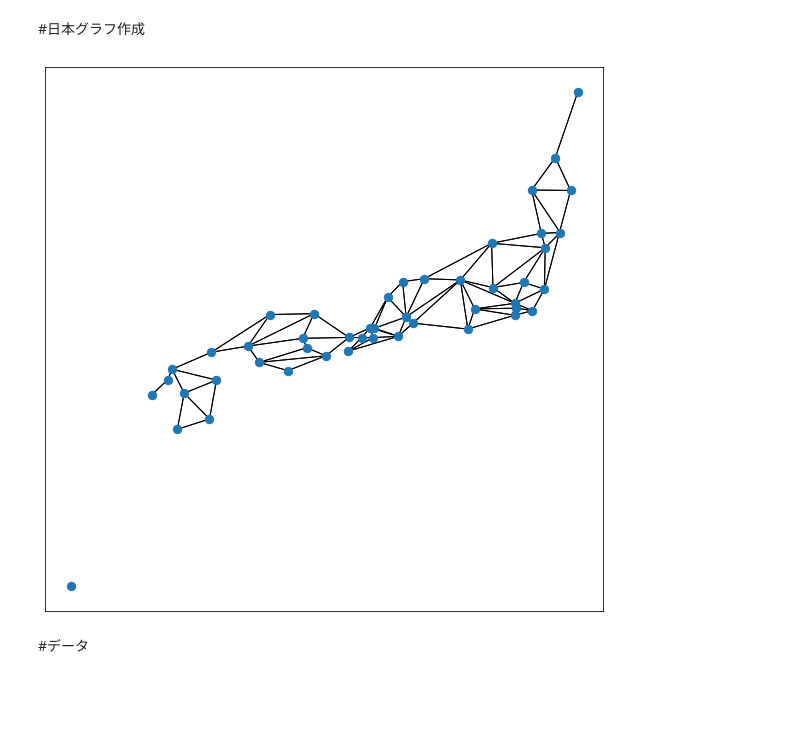
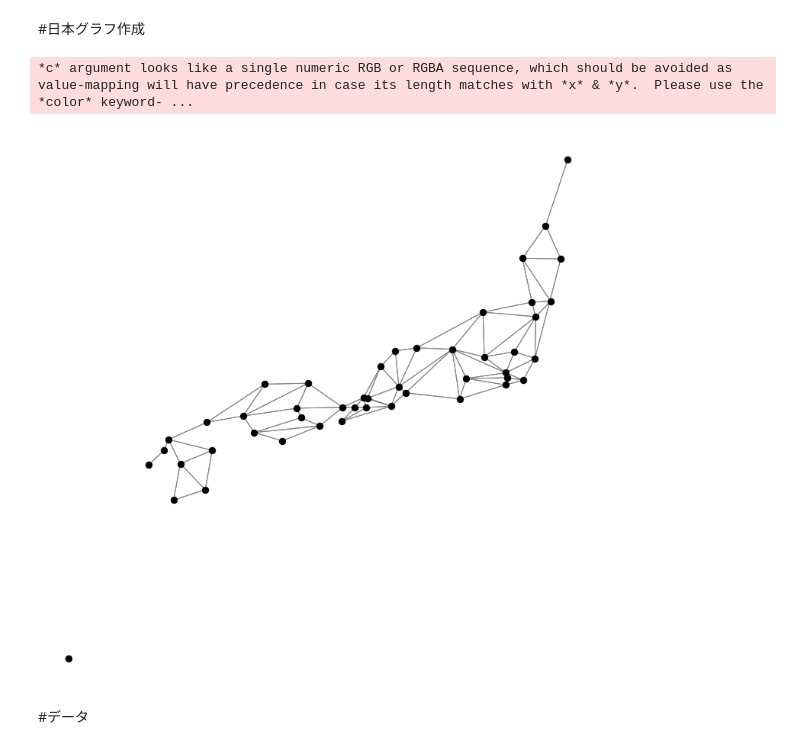
Before and after one commit to sirakik/japan_graph, a Jupyter notebook: japan_graph.ipynb, the cells around one changed output. Drawn from its saved outputs; the diff is of its cells as text; code cells hidden in the pictures; blank space fills up the shorter version.

```diff
--- a/japan_graph.ipynb
+++ b/japan_graph.ipynb
@@ -36,24 +36,26 @@ rikuro_edge = [(0, 1), (1, 2), (1, 4), (2, 4), (2, 7), (3, 4), (3, 5), (3, 6), (
 # %%
 # 日本グラフ作成
 g = dgl.DGLGraph()
 g.add_nodes(len(todofuken))
 
 # 陸路edgeを追加
 src, dst = tuple(zip(*rikuro_edge))
 g.add_edges(src, dst)
 g.add_edges(dst, src)
 
 # ループを追加
 roop_edge = [(i, i) for i in range(len(todofuken))]
 src, dst = tuple(zip(*roop_edge))
 g.add_edges(src, dst)
 
 # 描画
+nx_g = g.to_networkx()
 pos_ = {n: (todofukencho_xy[n][1], todofukencho_xy[n][0]) for n in range(len(todofuken))}
-nx.draw_networkx(g.to_networkx(), pos=pos_, arrows=False, node_size=70, with_labels=False, labels=todofuken)
+nx.draw(nx_g, pos=pos_, arrows=False, node_size=70, with_labels=False, labels=todofuken, node_color=[0, 0, 0], edge_color=[0.5, 0.5, 0.5])
 plt.show()
 # %% [output]
+*c* argument looks like a single numeric RGB or RGBA sequence, which should be avoided as value-mapping will have precedence in case its length matches with *x* & *y*.  Please use the *color* keyword- ...
-[figure, old version]
+[figure, new version]
 # %% [markdown]
 #データ
 # %% [markdown]
```
Also changed, not shown: parts of 7 cells of this notebook.
